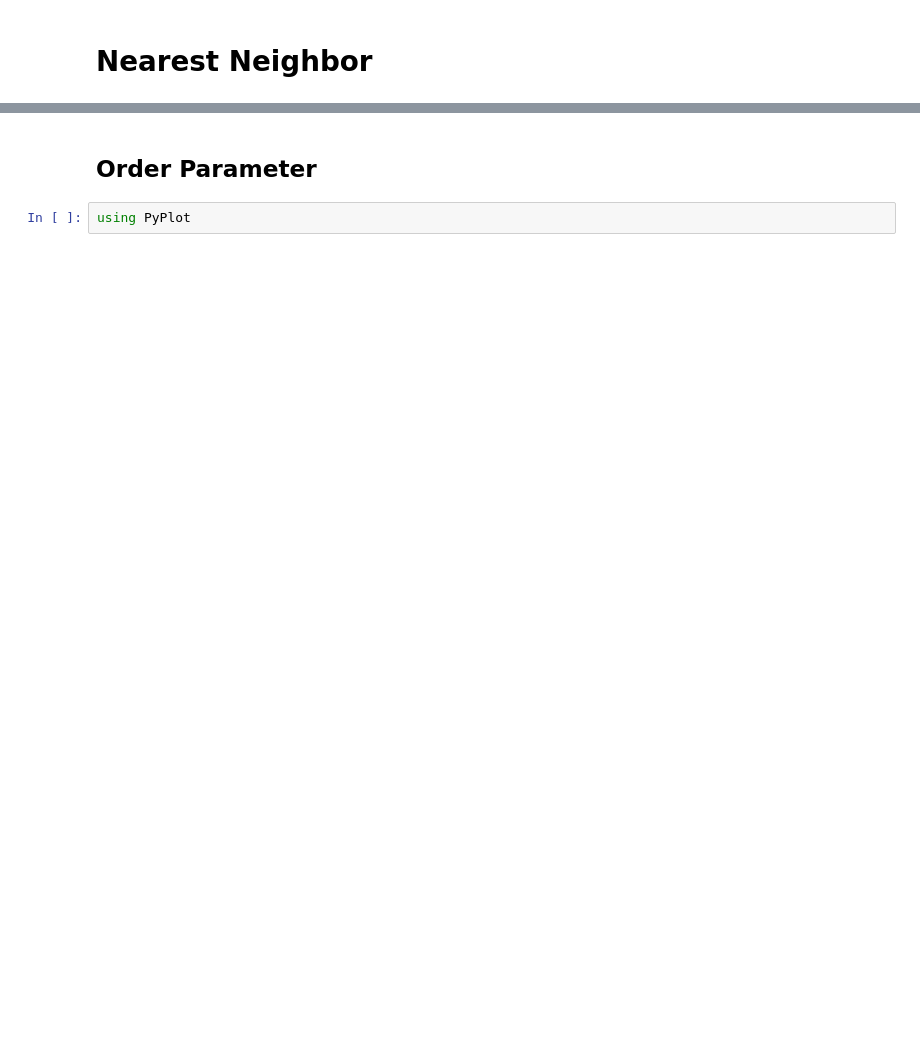
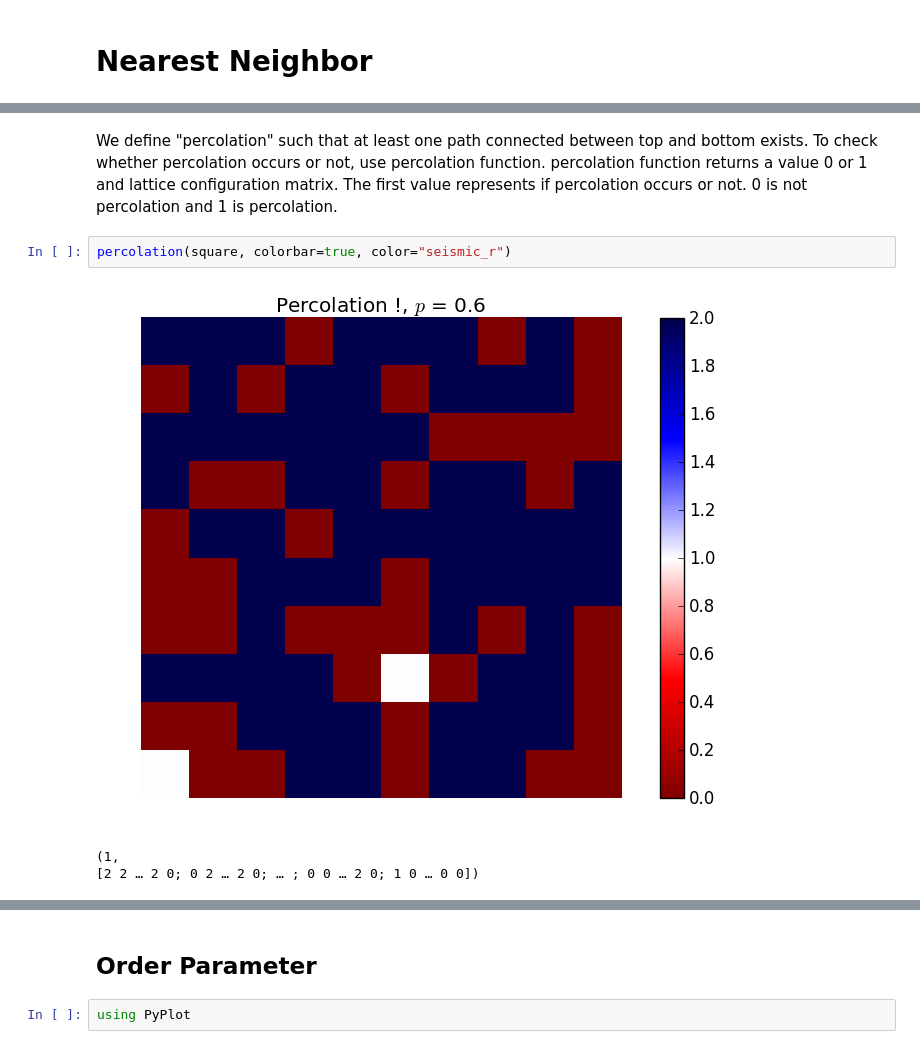
Before and after one commit to goropikari/Percolation.jl, a Jupyter notebook: example/percolation.ipynb, the cells around one changed output, grey strips where cells are left out. Cells and saved outputs as stored; diff of their text form; blank space fills up the shorter version.

```diff
--- a/example/percolation.ipynb
+++ b/example/percolation.ipynb
@@ -23 +31,12 @@ percolation(square, colorbar=false, color="hot")
+# %% [markdown]
+We define "percolation" such that at least one path connected between top and bottom exists.
+To check whether percolation occurs or not, use percolation function.
+percolation function returns a value 0 or 1 and lattice configuration matrix.
+The first value represents if percolation occurs or not. 0 is not percolation and 1 is percolation.
+# %%
+percolation(square, colorbar=true, color="seismic_r")
+# %% [output]
+[figure, added]
+(1,
+[2 2 … 2 0; 0 2 … 2 0; … ; 0 0 … 2 0; 1 0 … 0 0])
 # %% [markdown]
```
Also changed, not shown: parts of 14 cells of this notebook, 10 other files.
